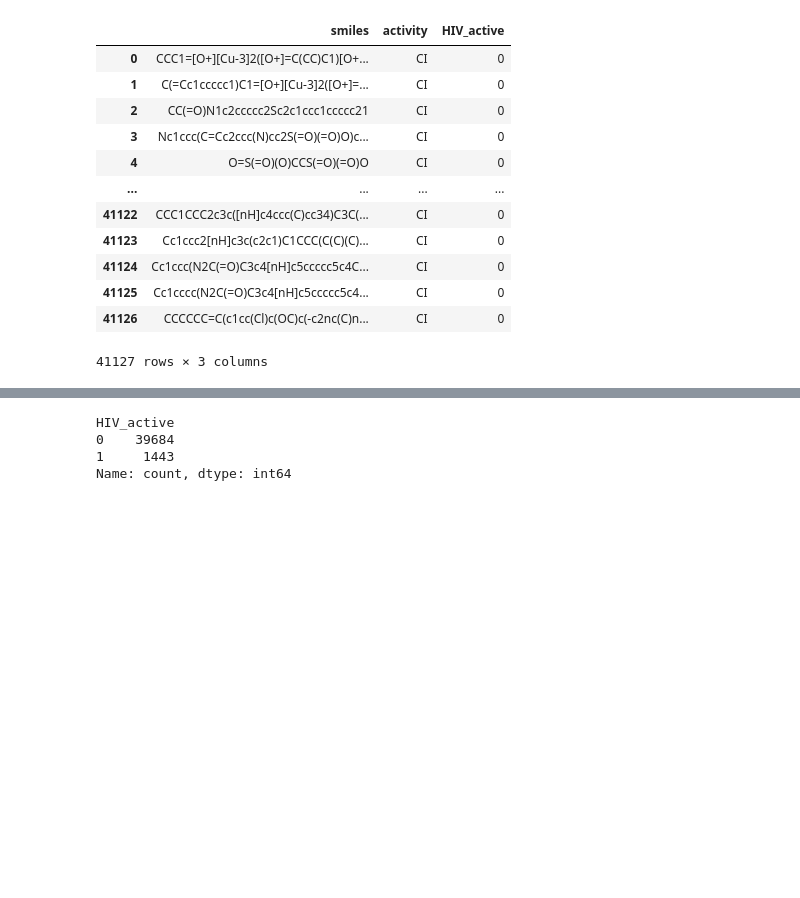
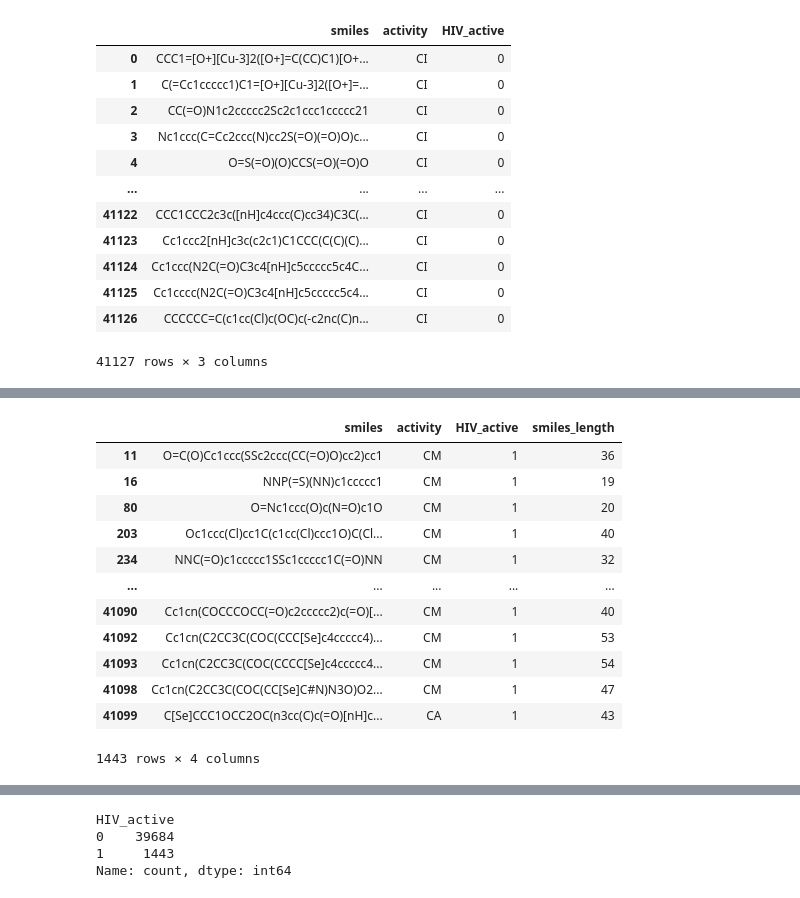
Before and after one commit to TimmmofeyD/HIV_AI, a Jupyter notebook: model/classify-hiv.ipynb, the cells around one changed output, grey strips where cells are left out. Saved outputs shown, nothing was run; the diff lists cells and outputs as text; code cells hidden in the pictures; blank space fills up the shorter version.

```diff
--- a/model/classify-hiv.ipynb
+++ b/model/classify-hiv.ipynb
@@ -55,0 +85,19 @@ df
+# %%
+df_active = df[df['HIV_active'] == 1].copy()
+df_active['smiles_length'] = df_active['smiles'].str.len()
+# %%
+df_active
+# %% [output]
+|  | smiles | activity | HIV_active | smiles_length |
+| 11 | O=C(O)Cc1ccc(SSc2ccc(CC(=O)O)cc2)cc1 | CM | 1 | 36 |
+| 16 | NNP(=S)(NN)c1ccccc1 | CM | 1 | 19 |
+| 80 | O=Nc1ccc(O)c(N=O)c1O | CM | 1 | 20 |
+| 203 | Oc1ccc(Cl)cc1C(c1cc(Cl)ccc1O)C(Cl... | CM | 1 | 40 |
+| 234 | NNC(=O)c1ccccc1SSc1ccccc1C(=O)NN | CM | 1 | 32 |
+| ... | ... | ... | ... | ... |
+| 41090 | Cc1cn(COCCCOCC(=O)c2ccccc2)c(=O)[... | CM | 1 | 40 |
+| 41092 | Cc1cn(C2CC3C(COC(CCC[Se]c4ccccc4)... | CM | 1 | 53 |
+| 41093 | Cc1cn(C2CC3C(COC(CCCC[Se]c4ccccc4... | CM | 1 | 54 |
+| 41098 | Cc1cn(C2CC3C(COC(CC[Se]C#N)N3O)O2... | CM | 1 | 47 |
+| 41099 | C[Se]CCC1OCC2OC(n3cc(C)c(=O)[nH]c... | CA | 1 | 43 |
+1443 rows × 4 columns
```
Also changed, not shown: parts of 8 cells of this notebook, 3 other files.
